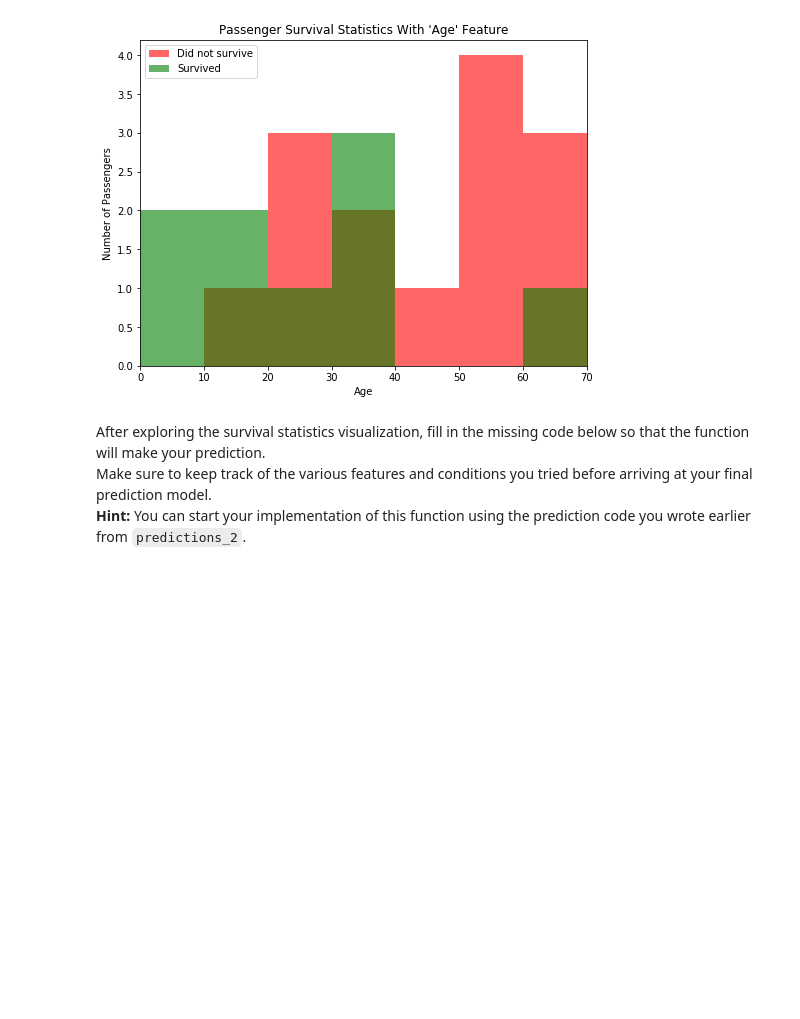
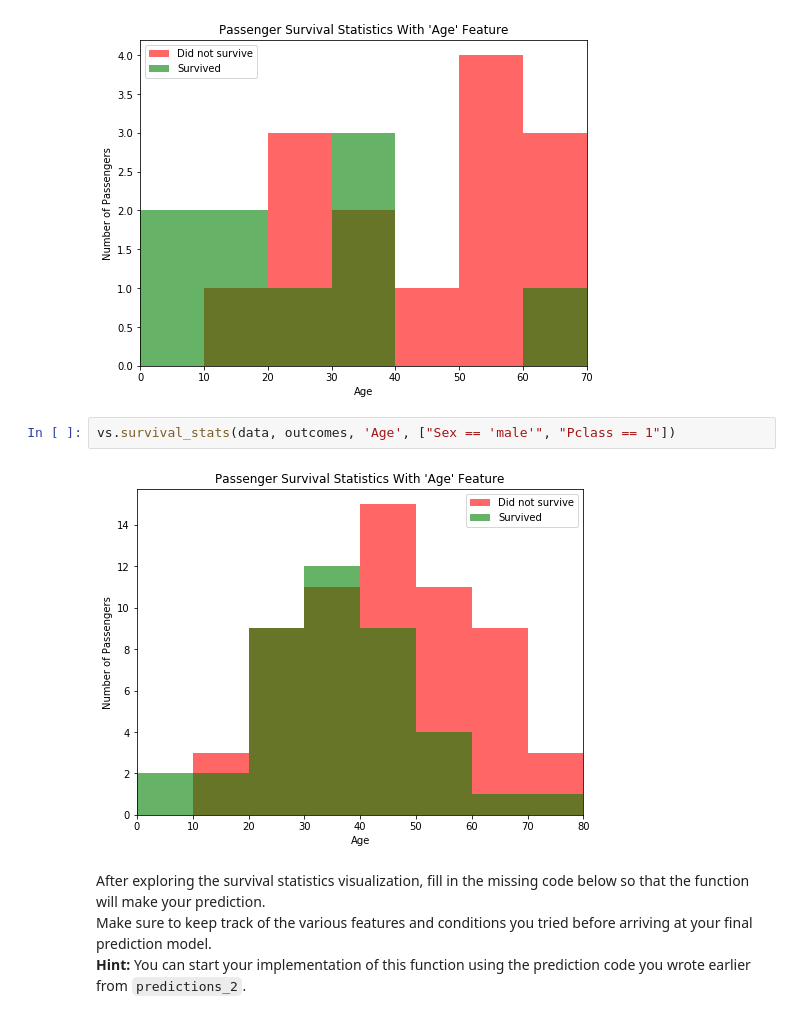
Before and after one commit to MadhuriMotoori/Titanic_Survival_Exploration, a Jupyter notebook: titanic_survival_exploration.ipynb, the cells around one changed output. Drawn from its saved outputs; the diff is of its cells as text; blank space fills up the shorter version.

```diff
--- a/titanic_survival_exploration.ipynb
+++ b/titanic_survival_exploration.ipynb
@@ -224,6 +228,10 @@ vs.survival_stats(data, outcomes, 'Age', ["Sex == 'female", "Pclass == 3"])
 vs.survival_stats(data, outcomes, 'Age', ["Sex == 'male'", "Pclass == 1",  "Parch > 0"])
 # %% [output]
 [figure]
+# %%
+vs.survival_stats(data, outcomes, 'Age', ["Sex == 'male'", "Pclass == 1"])
+# %% [output]
+[figure, added]
 # %% [markdown]
 After exploring the survival statistics visualization, fill in the missing code below so that the function will make your prediction.
 Make sure to keep track of the various features and conditions you tried before arriving at your final prediction model.
```
Also changed, not shown: parts of 3 cells of this notebook, 1 other file.
